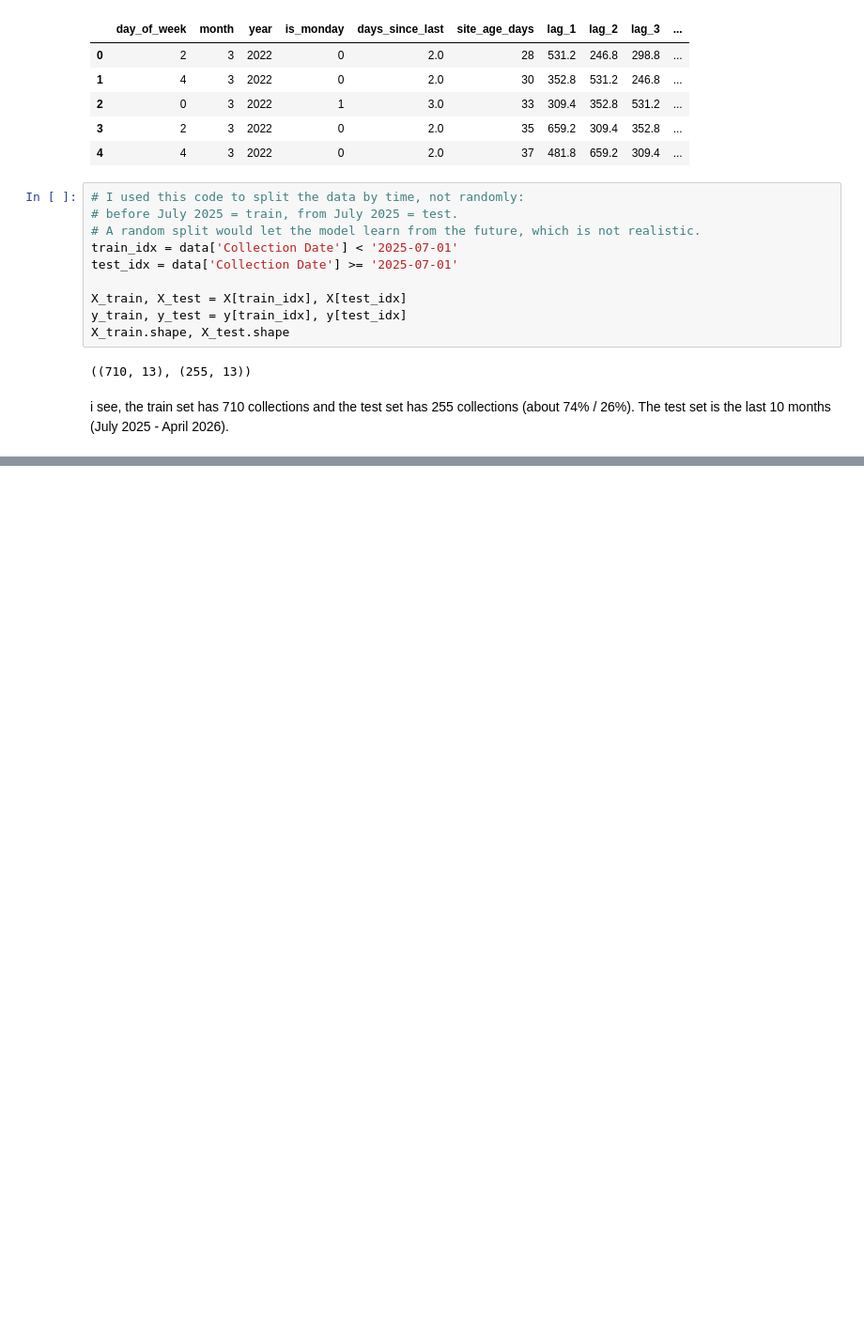
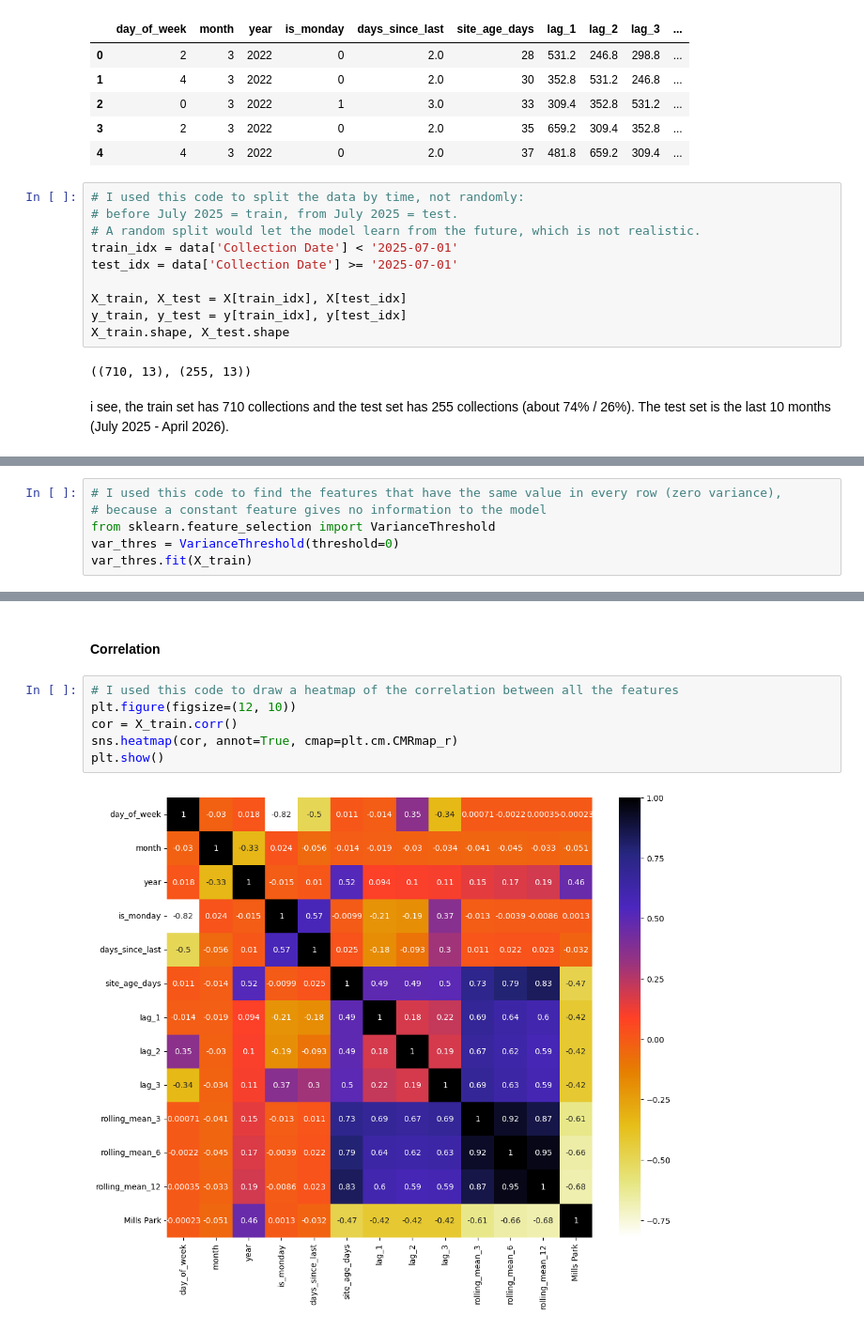
Before and after one commit to 2026150-hash/stratgy_ca3, a Jupyter notebook: ca3_stratgy_s2.ipynb, the cells around one changed output, grey strips where cells are left out. Shown at 94% size. Cells and saved outputs as stored; diff of their text form; blank space fills up the shorter version.

Commit message:
heatmap

```diff
--- a/ca3_stratgy_s2.ipynb
+++ b/ca3_stratgy_s2.ipynb
@@ -381,0 +384,6 @@ i see, the train set has 710 collections and the test set has 255 collections (a
+# %%
+# I used this code to find the features that have the same value in every row (zero variance),
+# because a constant feature gives no information to the model
+from sklearn.feature_selection import VarianceThreshold
+var_thres = VarianceThreshold(threshold=0)
+var_thres.fit(X_train)
@@ -381,0 +407,10 @@ i see, the train set has 710 collections and the test set has 255 collections (a
+# %% [markdown]
+#### Correlation
+# %%
+# I used this code to draw a heatmap of the correlation between all the features
+plt.figure(figsize=(12, 10))
+cor = X_train.corr()
+sns.heatmap(cor, annot=True, cmap=plt.cm.CMRmap_r)
+plt.show()
+# %% [output]
+[figure, added]
```
Also changed, not shown: parts of 4 cells of this notebook.
